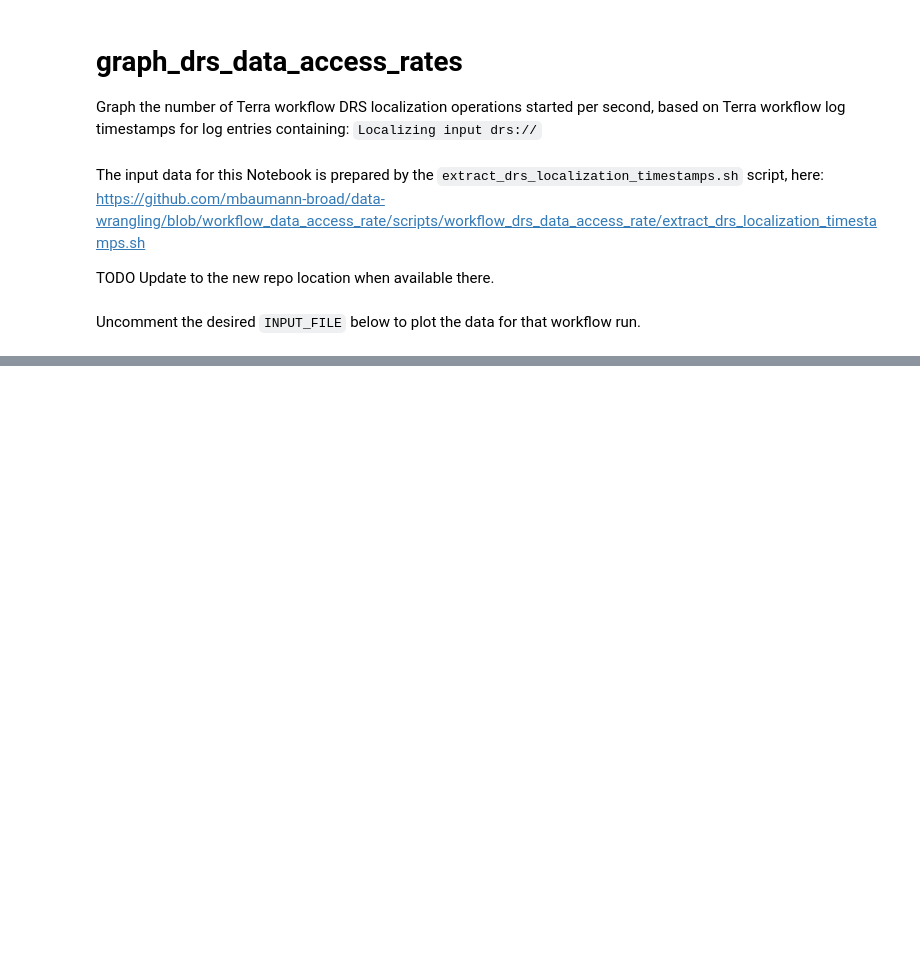
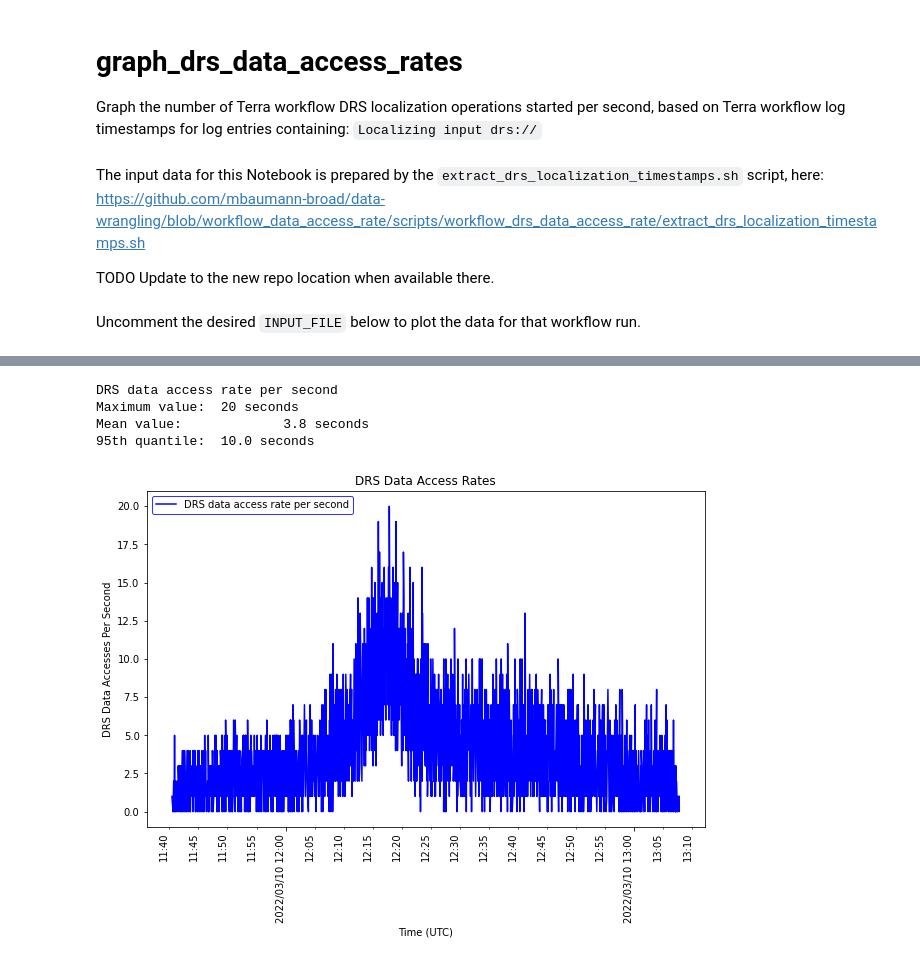
Before and after one commit to mbaumann-broad/terra-worfklow-scale-test-tools, a Jupyter notebook: notebooks/graph_drs_data_access_rates.ipynb, the cells around one changed output, grey strips where cells are left out. Drawn from its saved outputs; the diff is of its cells as text; code cells hidden in the pictures; blank space fills up the shorter version.

```diff
--- a/notebooks/graph_drs_data_access_rates.ipynb
+++ b/notebooks/graph_drs_data_access_rates.ipynb
@@ -171,3 +201,16 @@ def display_drs_data_access_rates(input_filename: str, is_subplot: bool = False)
+# %%
+import traceback
+try:
+    line_format_kwargs = dict(linestyle="-", color="b", label="DRS data access rate per second")
+    display_drs_data_access_rates(DATA_ACCESS_RATE_INPUT_FILE, line_format_kwargs)
+except Exception as ex:
+    print(traceback.print_exc())
+# %% [output]
+DRS data access rate per second
+Maximum value:  20 seconds
+Mean value:             3.8 seconds
+95th quantile:  10.0 seconds
+[figure, added]
 # %%
 import traceback
 try:
```
Also changed, not shown: parts of 6 cells of this notebook.
